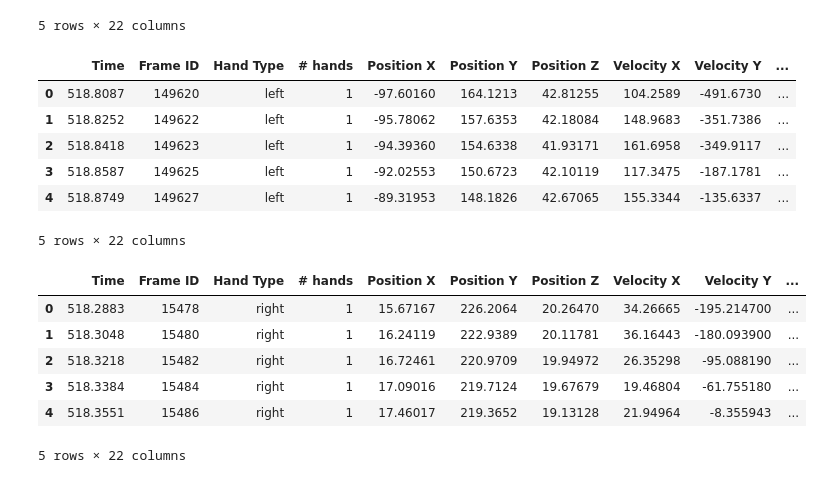
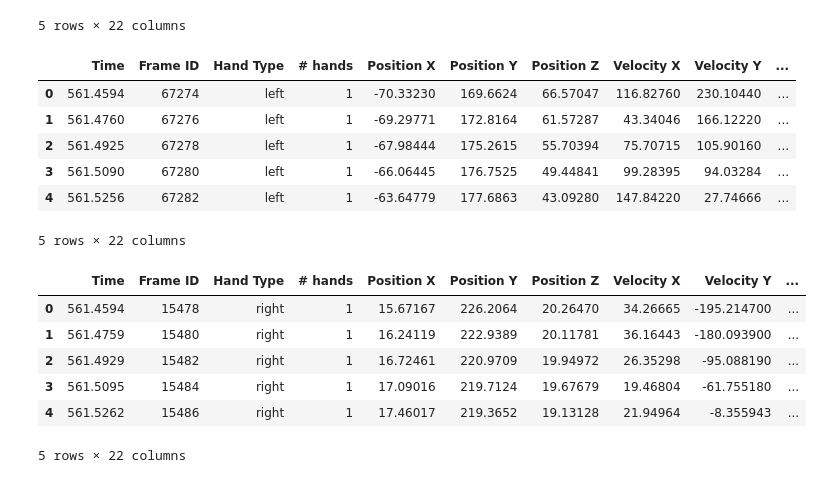
Before and after one commit to Daniel-Ros/DataSiceneIIFinalWork, a Jupyter notebook: hand.ipynb, the cells around one changed output. Drawn from its saved outputs; the diff is of its cells as text; code cells hidden in the pictures.

```diff
--- a/hand.ipynb
+++ b/hand.ipynb
@@ -18,9 +18,9 @@ import matplotlib.pyplot as plt
 
 from IPython.utils import io
 # %%
-sync = pd.read_csv('data/hands/Training/Evyatar Cohen/Evyatar636771053639929594Sync.csv')
-spot = pd.read_csv('data/hands/Training/Evyatar Cohen/Evyatar636771052727603804Spontan.csv')
-alone = pd.read_csv('data/hands/Training/Evyatar Cohen/Evyatar636771054555711409Alone.csv')
+sync = pd.read_csv('data/hands/Training/Shahar Terner/Sachar636771046527112972Sync.csv')
+spot = pd.read_csv('data/hands/Training/Shahar Terner/Sachar636771045591258071Spontan.csv')
+alone = pd.read_csv('data/hands/Training/Shahar Terner/Sachar636771047408504303Alone.csv')
 alone_cmp = pd.read_csv('data/hands/HandRight.csv')
 # %%
 alone_cmp.head()
@@ -36,22 +36,22 @@ alone_cmp.head()
 alone.head()
 # %% [output]
 |  | Time | Frame ID | Hand Type | # hands | Position X | Position Y | Position Z | Velocity X | Velocity Y | ... |
-| 0 | 518.8087 | 149620 | left | 1 | -97.60160 | 164.1213 | 42.81255 | 104.2589 | -491.6730 | ... |
-| 1 | 518.8252 | 149622 | left | 1 | -95.78062 | 157.6353 | 42.18084 | 148.9683 | -351.7386 | ... |
-| 2 | 518.8418 | 149623 | left | 1 | -94.39360 | 154.6338 | 41.93171 | 161.6958 | -349.9117 | ... |
-| 3 | 518.8587 | 149625 | left | 1 | -92.02553 | 150.6723 | 42.10119 | 117.3475 | -187.1781 | ... |
-| 4 | 518.8749 | 149627 | left | 1 | -89.31953 | 148.1826 | 42.67065 | 155.3344 | -135.6337 | ... |
+| 0 | 561.4594 | 67274 | left | 1 | -70.33230 | 169.6624 | 66.57047 | 116.82760 | 230.10440 | ... |
+| 1 | 561.4760 | 67276 | left | 1 | -69.29771 | 172.8164 | 61.57287 | 43.34046 | 166.12220 | ... |
+| 2 | 561.4925 | 67278 | left | 1 | -67.98444 | 175.2615 | 55.70394 | 75.70715 | 105.90160 | ... |
+| 3 | 561.5090 | 67280 | left | 1 | -66.06445 | 176.7525 | 49.44841 | 99.28395 | 94.03284 | ... |
+| 4 | 561.5256 | 67282 | left | 1 | -63.64779 | 177.6863 | 43.09280 | 147.84220 | 27.74666 | ... |
 5 rows × 22 columns
 # %%
-alone_cmp['Time'] = alone_cmp['Time'] + (518-128)
+alone_cmp['Time'] = alone_cmp['Time'] + (alone.iloc[0,0] - alone_cmp.iloc[0,0])
 alone_cmp.head()
 # %% [output]
 |  | Time | Frame ID | Hand Type | # hands | Position X | Position Y | Position Z | Velocity X | Velocity Y | ... |
-| 0 | 518.2883 | 15478 | right | 1 | 15.67167 | 226.2064 | 20.26470 | 34.26665 | -195.214700 | ... |
-| 1 | 518.3048 | 15480 | right | 1 | 16.24119 | 222.9389 | 20.11781 | 36.16443 | -180.093900 | ... |
-| 2 | 518.3218 | 15482 | right | 1 | 16.72461 | 220.9709 | 19.94972 | 26.35298 | -95.088190 | ... |
-| 3 | 518.3384 | 15484 | right | 1 | 17.09016 | 219.7124 | 19.67679 | 19.46804 | -61.755180 | ... |
-| 4 | 518.3551 | 15486 | right | 1 | 17.46017 | 219.3652 | 19.13128 | 21.94964 | -8.355943 | ... |
+| 0 | 561.4594 | 15478 | right | 1 | 15.67167 | 226.2064 | 20.26470 | 34.26665 | -195.214700 | ... |
+| 1 | 561.4759 | 15480 | right | 1 | 16.24119 | 222.9389 | 20.11781 | 36.16443 | -180.093900 | ... |
+| 2 | 561.4929 | 15482 | right | 1 | 16.72461 | 220.9709 | 19.94972 | 26.35298 | -95.088190 | ... |
+| 3 | 561.5095 | 15484 | right | 1 | 17.09016 | 219.7124 | 19.67679 | 19.46804 | -61.755180 | ... |
+| 4 | 561.5262 | 15486 | right | 1 | 17.46017 | 219.3652 | 19.13128 | 21.94964 | -8.355943 | ... |
 5 rows × 22 columns
 # %%
 sync = sync.set_index('Time')
```
Also changed, not shown: parts of 13 cells of this notebook.
